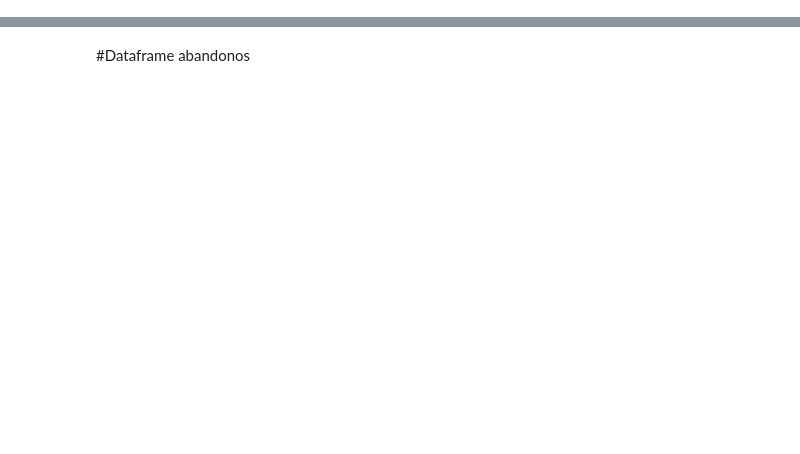
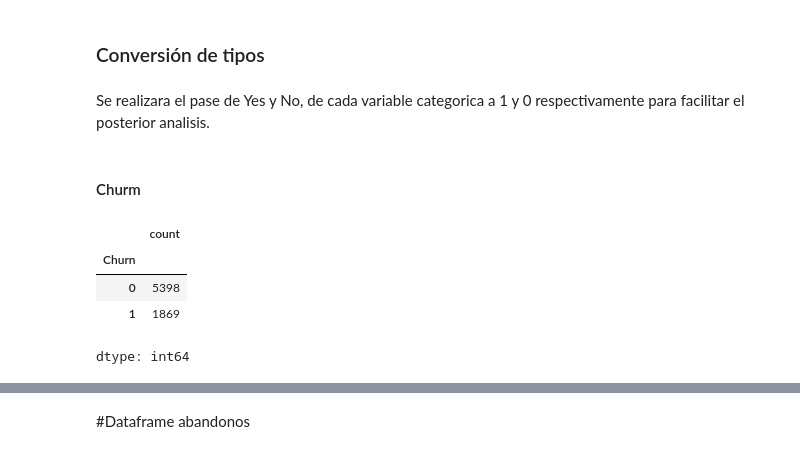
Before and after one commit to TiagoPonti/TelecomX, a Jupyter notebook: TelecomX.ipynb, the cells around one changed output, grey strips where cells are left out. Drawn from its saved outputs; the diff is of its cells as text; code cells hidden in the pictures; blank space fills up the shorter version.

```diff
--- a/TelecomX.ipynb
+++ b/TelecomX.ipynb
@@ -159,0 +128,15 @@ memory usage: 993.7+ KB
+# %% [markdown]
+### Conversión de tipos
+# %% [markdown]
+Se realizara el pase de Yes y No, de cada variable categorica a 1 y 0 respectivamente para facilitar el posterior analisis.
+# %% [markdown]
+#### Churm
+# %%
+df['Churn'] = (df['Churn'] == 'Yes').astype(int)
+df['Churn'].value_counts()
+# %% [output]
+|  | count |
+| Churn |  |
+| 0 | 5398 |
+| 1 | 1869 |
+dtype: int64
```
Also changed, not shown: parts of 40 cells of this notebook.
